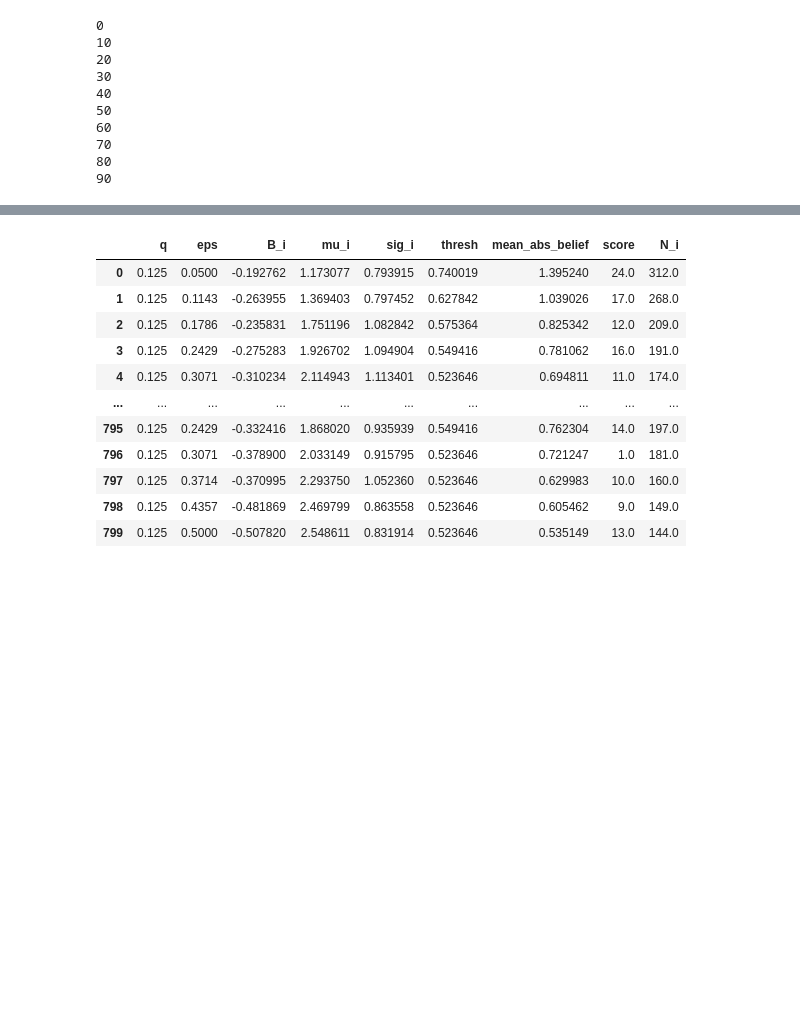
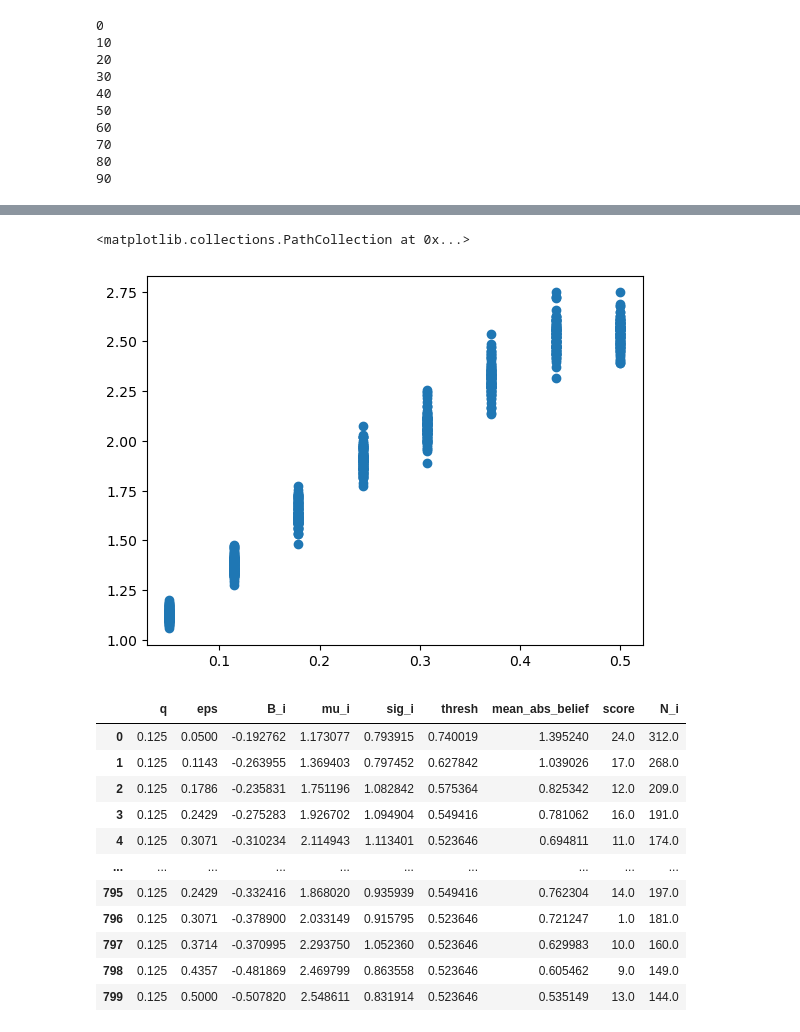
Before and after one commit to kalburge/stock-predict, a Jupyter notebook: model/reward_simulate.ipynb, the cells around one changed output, grey strips where cells are left out. Saved outputs shown, nothing was run; the diff lists cells and outputs as text; code cells hidden in the pictures; blank space fills up the shorter version.

```diff
--- a/model/reward_simulate.ipynb
+++ b/model/reward_simulate.ipynb
@@ -412,3 +418,8 @@ print(np.round(stdev_score,2))
+# %%
+plt.scatter(df_eps['eps'], df_eps['mu_i'])
+# %% [output]
+<matplotlib.collections.PathCollection at 0x...>
+[figure, added]
 # %%
 df_eps
 # %% [output]
```
Also changed, not shown: parts of 3 cells of this notebook.
